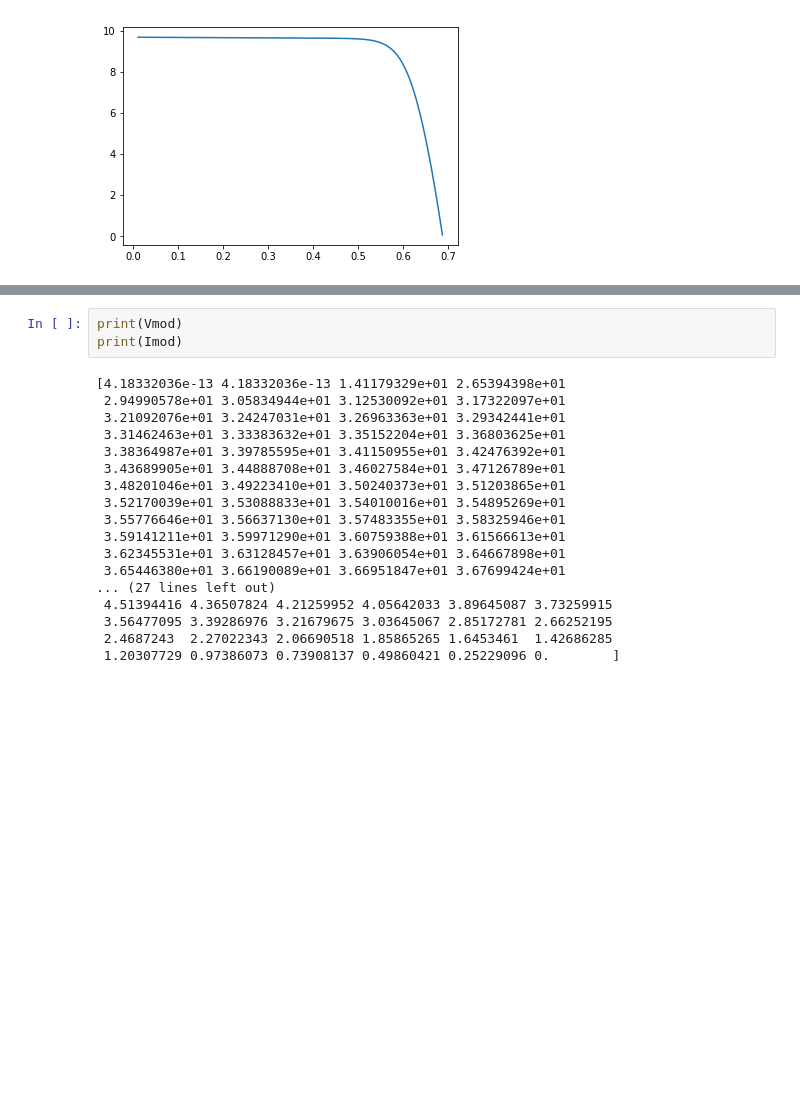
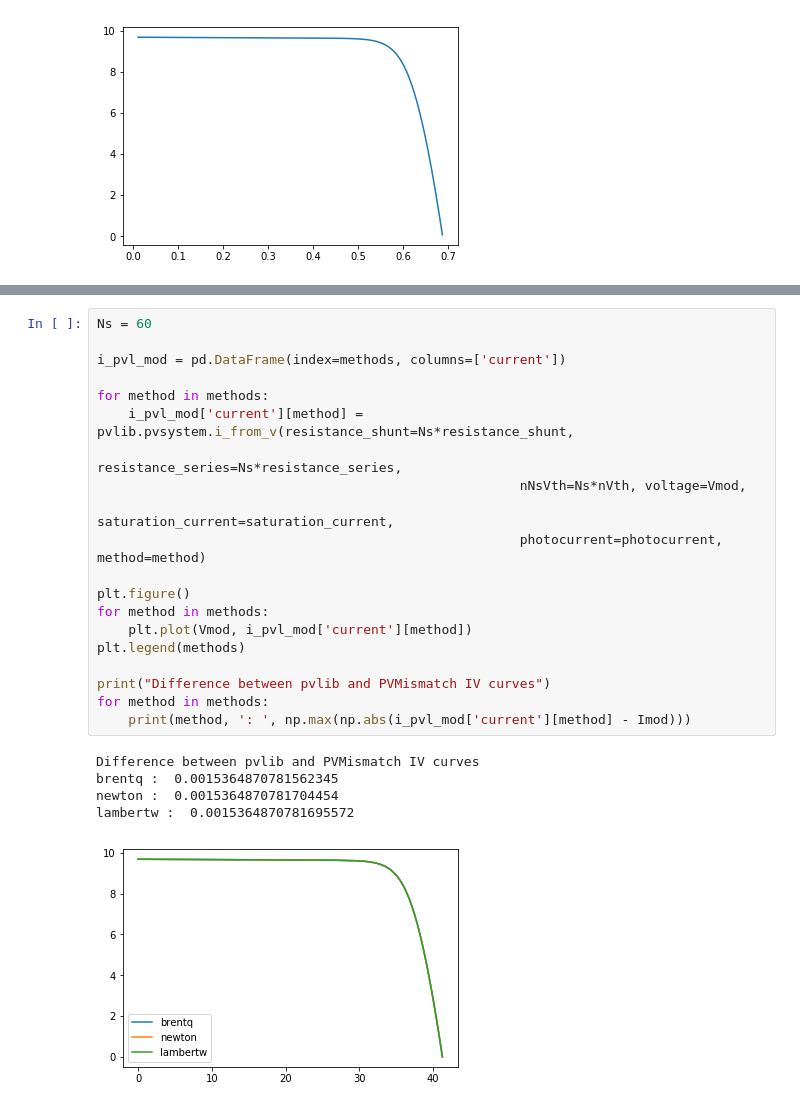
Before and after one commit to SunPower/PVMismatch, a Jupyter notebook: notebooks/basic_iv_curves.ipynb, the cells around one changed output, grey strips where cells are left out. Drawn from its saved outputs; the diff is of its cells as text; blank space fills up the shorter version.

```diff
--- a/notebooks/basic_iv_curves.ipynb
+++ b/notebooks/basic_iv_curves.ipynb
@@ -254,21 +164,26 @@ nan nan
-# %%
-print(Vmod)
-print(Imod)
-# %% [output]
-[4.18332036e-13 4.18332036e-13 1.41179329e+01 2.65394398e+01
- 2.94990578e+01 3.05834944e+01 3.12530092e+01 3.17322097e+01
- 3.21092076e+01 3.24247031e+01 3.26963363e+01 3.29342441e+01
- 3.31462463e+01 3.33383632e+01 3.35152204e+01 3.36803625e+01
- 3.38364987e+01 3.39785595e+01 3.41150955e+01 3.42476392e+01
- 3.43689905e+01 3.44888708e+01 3.46027584e+01 3.47126789e+01
- 3.48201046e+01 3.49223410e+01 3.50240373e+01 3.51203865e+01
- 3.52170039e+01 3.53088833e+01 3.54010016e+01 3.54895269e+01
- 3.55776646e+01 3.56637130e+01 3.57483355e+01 3.58325946e+01
- 3.59141211e+01 3.59971290e+01 3.60759388e+01 3.61566613e+01
- 3.62345531e+01 3.63128457e+01 3.63906054e+01 3.64667898e+01
- 3.65446380e+01 3.66190089e+01 3.66951847e+01 3.67699424e+01
-... (27 lines left out)
- 4.51394416 4.36507824 4.21259952 4.05642033 3.89645087 3.73259915
- 3.56477095 3.39286976 3.21679675 3.03645067 2.85172781 2.66252195
- 2.4687243  2.27022343 2.06690518 1.85865265 1.6453461  1.42686285
- 1.20307729 0.97386073 0.73908137 0.49860421 0.25229096 0.        ]
+# %%
+Ns = 60
+
+i_pvl_mod = pd.DataFrame(index=methods, columns=['current'])
+
+for method in methods:
+    i_pvl_mod['current'][method] = pvlib.pvsystem.i_from_v(resistance_shunt=Ns*resistance_shunt,
+                                                      resistance_series=Ns*resistance_series,
+                                                      nNsVth=Ns*nVth, voltage=Vmod,
+                                                      saturation_current=saturation_current,
+                                                      photocurrent=photocurrent, method=method)
+
+plt.figure()
+for method in methods:
+    plt.plot(Vmod, i_pvl_mod['current'][method])
+plt.legend(methods)
+
+print("Difference between pvlib and PVMismatch IV curves")
+for method in methods:
+    print(method, ': ', np.max(np.abs(i_pvl_mod['current'][method] - Imod)))
+# %% [output]
+Difference between pvlib and PVMismatch IV curves
+brentq :  0.0015364870781562345
+newton :  0.0015364870781704454
+lambertw :  0.0015364870781695572
+[figure, added]
```
Also changed, not shown: parts of 15 cells of this notebook.
